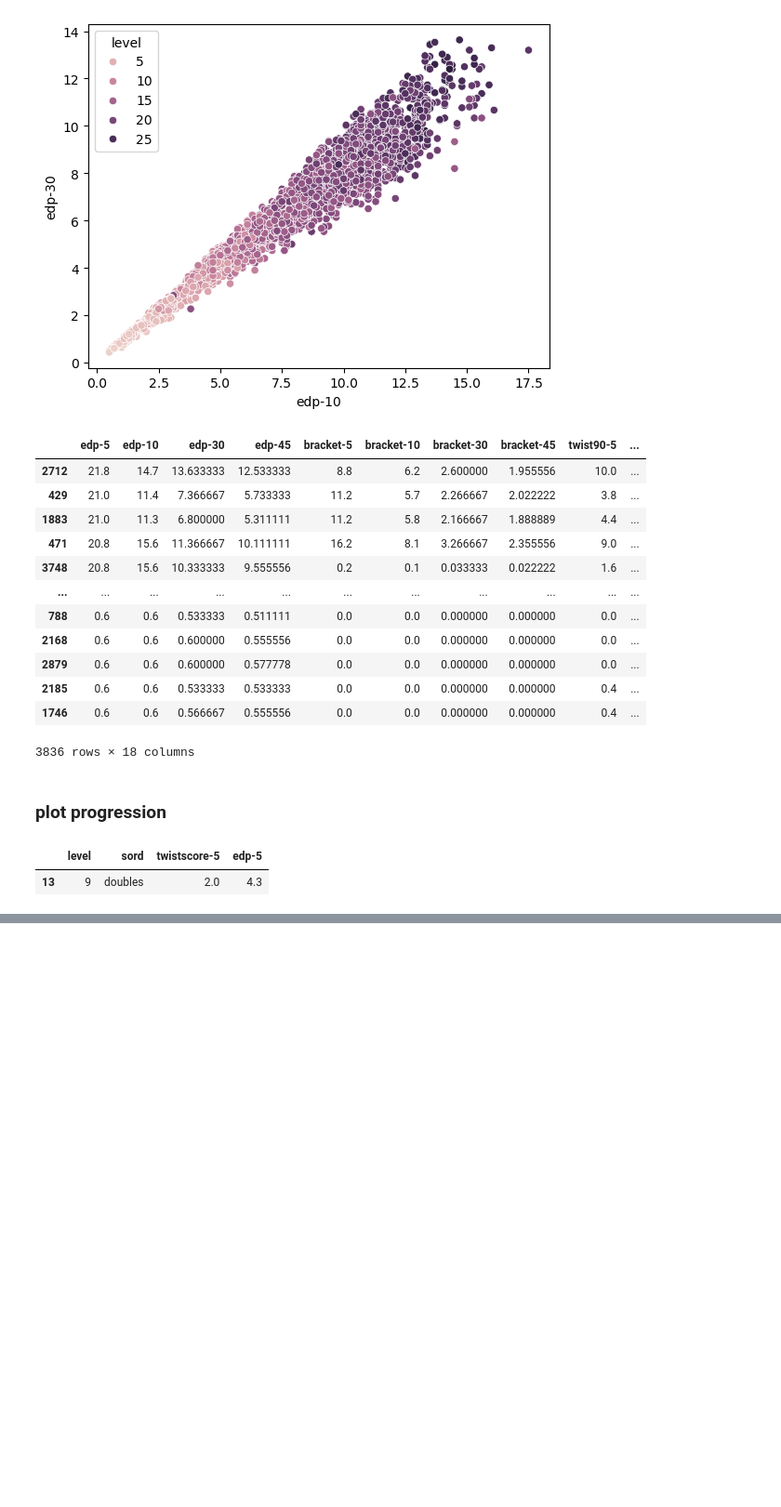
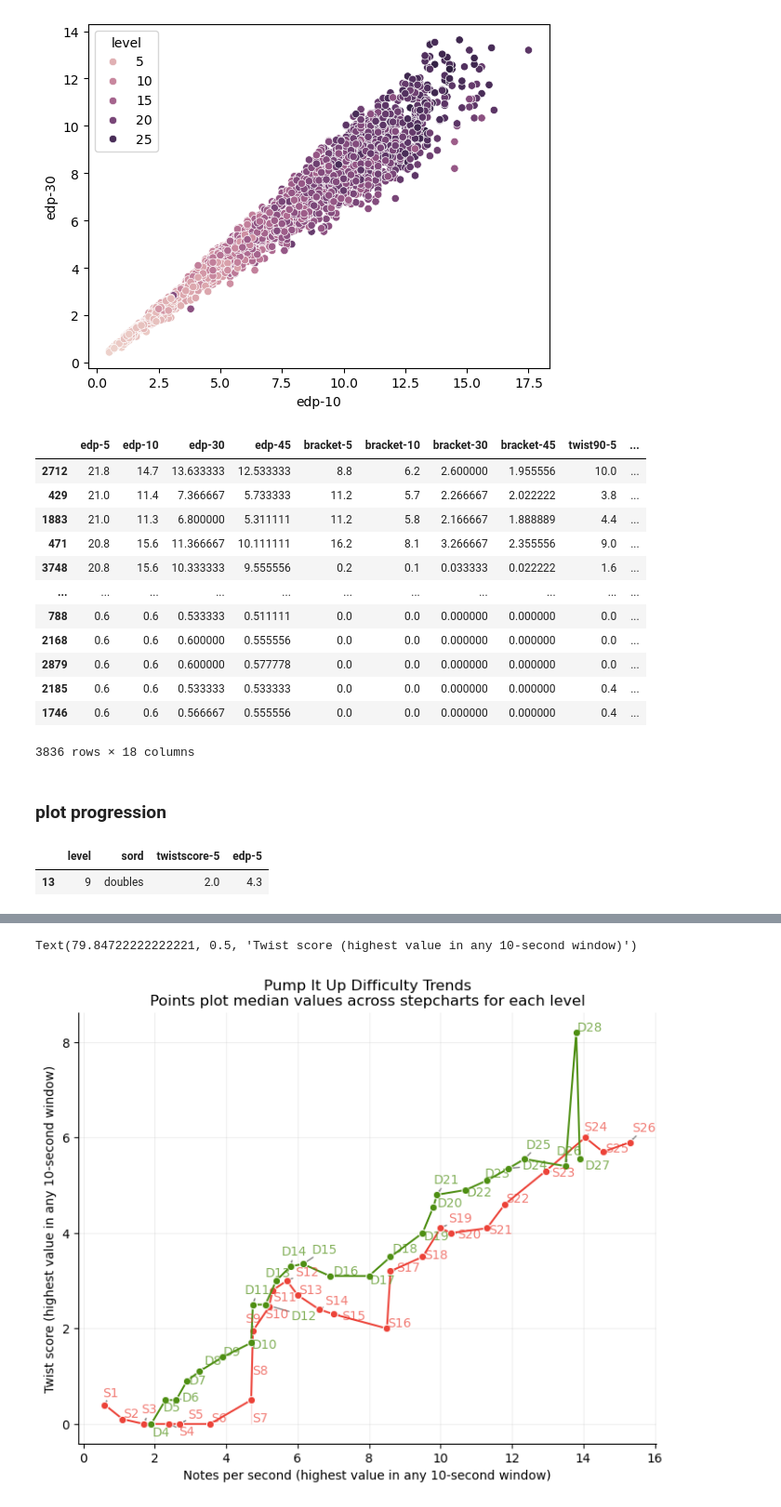
Before and after one commit to maxwshen/piu-annotate, a Jupyter notebook: jupyter/difficulty-features.ipynb, the cells around one changed output, grey strips where cells are left out. Shown: that part at 93% size. Drawn from its saved outputs; the diff is of its cells as text; code cells hidden in the pictures; blank space fills up the shorter version.

```diff
--- a/jupyter/difficulty-features.ipynb
+++ b/jupyter/difficulty-features.ipynb
@@ -278,0 +310,71 @@ plt.ylabel('Twist score (highest value in any 5-second window')
+# %%
+t = 10
+df[f'twistscore-{t}'] = df[f'twist90-{t}'] + 2 * df[f'twistover90-{t}']
+
+gdf = df.groupby(['level', 'sord'])[[f'twistscore-{t}', f'edp-{t}']].agg('median').reset_index()
+
+from adjustText import adjust_text
+
+fig, ax = plt.subplots(figsize = (6.4 * 1.3, 4.8 * 1.3))
+
+# pdf = gdf[gdf['sord'] == 'singles']
+pdf = gdf.copy()
+
+# fix points with same x axis value
+# pdf.loc[(pdf['level'] == 8) & (pdf['sord'] == 'singles'), 'edp-5'] += 0.001
+# pdf.loc[(pdf['level'] == 10) & (pdf['sord'] == 'doubles'), 'edp-5'] -= 0.001
+# pdf.loc[(pdf['level'] == 17) & (pdf['sord'] == 'singles'), 'edp-5'] += 0.001
+
+palette = {
+    'singles': '#ec4339',
+    'doubles': '#4e8f13',
+}
+
+# sns.scatterplot(
+#     data = pdf,
+#     x = (x := 'edp-5'),
+#     y = (y := 'twistscore-5'),
+#     hue = 'sord',
+#     palette = palette,
+#     ax = ax,
+# )
+sns.lineplot(
+    data = pdf[pdf['sord'] == 'singles'],
+    x = (x := f'edp-{t}'),
+    y = (y := f'twistscore-{t}'),
+    color = palette['singles'],
+    marker = 'o',
+    # hue = 'sord',
+    # palette = palette,
+    ax = ax,
+)
+sns.lineplot(
+    data = pdf[pdf['sord'] == 'doubles'],
+    x = (x := f'edp-{t}'),
+    y = (y := f'twistscore-{t}'),
+    color = palette['doubles'],
+    marker = 'o',
+    # hue = 'sord',
+    # palette = palette,
+    ax = ax,
+)
+
+texts = []
+for idx, row in pdf.iterrows():
+    sord = row["sord"]
+    label = f'{sord[0].upper()}{row["level"]}'
+    # ax.annotate(label, (row[x], row[y]))
+    texts.append(ax.text(row[x], row[y], label, color = palette[sord], alpha = 0.7))
+
+adjust_text(texts, arrowprops=dict(arrowstyle='->', color='gray'))
+ax.legend().remove()
+
+sns.despine()
+plt.grid(alpha = 0.2)
+
+plt.title('Pump It Up Difficulty Trends\nPoints plot median values across stepcharts for each level')
+plt.xlabel(f'Notes per second (highest value in any {t}-second window)')
+plt.ylabel(f'Twist score (highest value in any {t}-second window)')
+# %% [output]
+Text(79.84722222222221, 0.5, 'Twist score (highest value in any 10-second window)')
+[figure, added]
```
Also changed, not shown: parts of 3 cells of this notebook, 6 other files.
